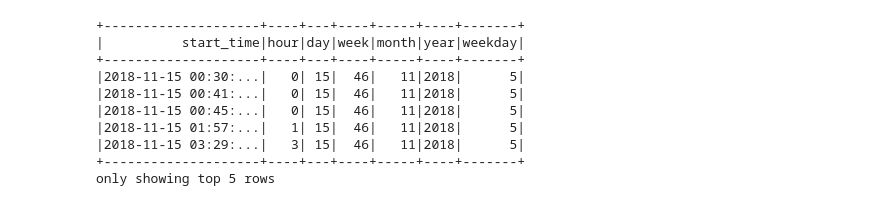
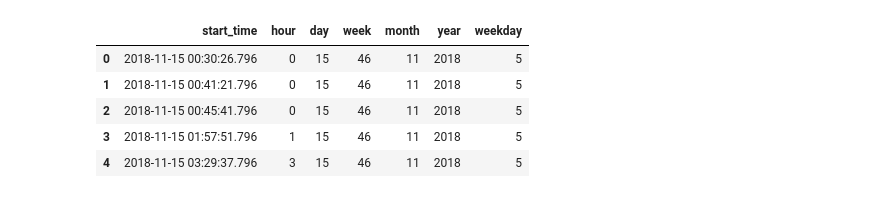
Before and after one commit to bdnf/BigData-Engineering-Projects, a Jupyter notebook: DataLakeWithSpark/DataLakeS3-EMR.ipynb, the cells around one changed output. Saved outputs shown, nothing was run; the diff lists cells and outputs as text; code cells hidden in the pictures.

```diff
--- a/DataLakeWithSpark/DataLakeS3-EMR.ipynb
+++ b/DataLakeWithSpark/DataLakeS3-EMR.ipynb
@@ -255,5 +203,5 @@ root
  |-- year: integer (nullable = true)
  |-- weekday: integer (nullable = true)
 # %%
-time_table.show(5)
+time_table.limit(5).toPandas()
 # %% [output]
@@ -261,12 +208,8 @@ time_table.show(5)
-+--------------------+----+---+----+-----+----+-------+
-|          start_time|hour|day|week|month|year|weekday|
-+--------------------+----+---+----+-----+----+-------+
-|2018-11-15 00:30:...|   0| 15|  46|   11|2018|      5|
-|2018-11-15 00:41:...|   0| 15|  46|   11|2018|      5|
-|2018-11-15 00:45:...|   0| 15|  46|   11|2018|      5|
-|2018-11-15 01:57:...|   1| 15|  46|   11|2018|      5|
-|2018-11-15 03:29:...|   3| 15|  46|   11|2018|      5|
-+--------------------+----+---+----+-----+----+-------+
-only showing top 5 rows
+|  | start_time | hour | day | week | month | year | weekday |
+| 0 | 2018-11-15 00:30:26.796 | 0 | 15 | 46 | 11 | 2018 | 5 |
+| 1 | 2018-11-15 00:41:21.796 | 0 | 15 | 46 | 11 | 2018 | 5 |
+| 2 | 2018-11-15 00:45:41.796 | 0 | 15 | 46 | 11 | 2018 | 5 |
+| 3 | 2018-11-15 01:57:51.796 | 1 | 15 | 46 | 11 | 2018 | 5 |
+| 4 | 2018-11-15 03:29:37.796 | 3 | 15 | 46 | 11 | 2018 | 5 |
 # %%
 songs_table.createOrReplaceTempView('song_table')
```
Also changed, not shown: parts of 34 cells of this notebook.
